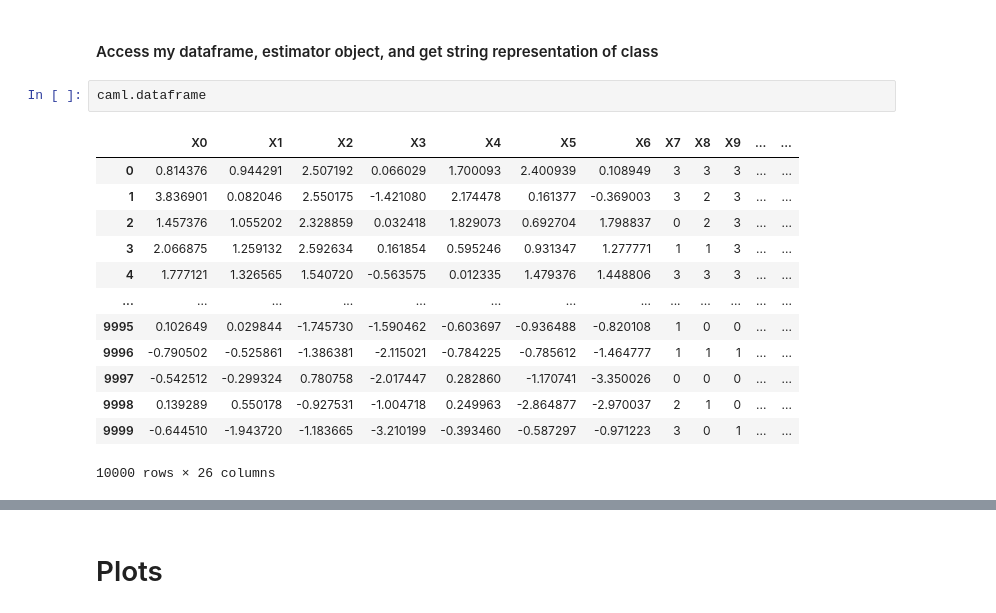
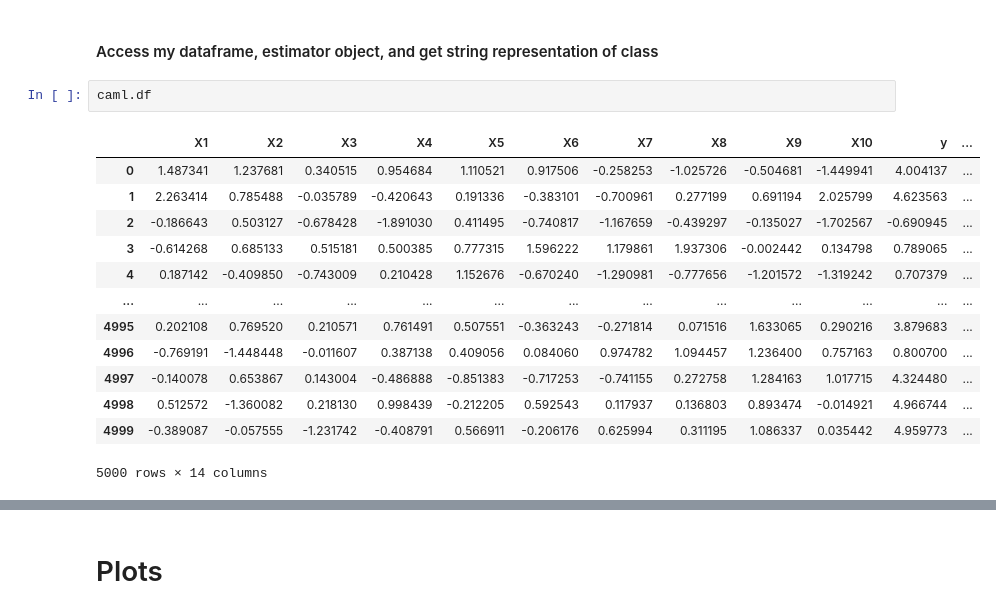
Before and after one commit to jakepenzak/caml, a Jupyter notebook: notebooks/dev/CamlCATE/CamlCATE.ipynb, the cells around one changed output, grey strips where cells are left out. Drawn from its saved outputs; the diff is of its cells as text.

```diff
--- a/notebooks/dev/CamlCATE/CamlCATE.ipynb
+++ b/notebooks/dev/CamlCATE/CamlCATE.ipynb
@@ -389,21 +278,21 @@ true_ate
 # %% [markdown]
 #### Access my dataframe, estimator object, and get string representation of class
 # %%
-caml.dataframe
+caml.df
 # %% [output]
-|  | X0 | X1 | X2 | X3 | X4 | X5 | X6 | X7 | X8 | X9 | ... | ... |
-| 0 | 0.814376 | 0.944291 | 2.507192 | 0.066029 | 1.700093 | 2.400939 | 0.108949 | 3 | 3 | 3 | ... | ... |
-| 1 | 3.836901 | 0.082046 | 2.550175 | -1.421080 | 2.174478 | 0.161377 | -0.369003 | 3 | 2 | 3 | ... | ... |
-| 2 | 1.457376 | 1.055202 | 2.328859 | 0.032418 | 1.829073 | 0.692704 | 1.798837 | 0 | 2 | 3 | ... | ... |
-| 3 | 2.066875 | 1.259132 | 2.592634 | 0.161854 | 0.595246 | 0.931347 | 1.277771 | 1 | 1 | 3 | ... | ... |
-| 4 | 1.777121 | 1.326565 | 1.540720 | -0.563575 | 0.012335 | 1.479376 | 1.448806 | 3 | 3 | 3 | ... | ... |
+|  | X1 | X2 | X3 | X4 | X5 | X6 | X7 | X8 | X9 | X10 | y | ... |
+| 0 | 1.487341 | 1.237681 | 0.340515 | 0.954684 | 1.110521 | 0.917506 | -0.258253 | -1.025726 | -0.504681 | -1.449941 | 4.004137 | ... |
+| 1 | 2.263414 | 0.785488 | -0.035789 | -0.420643 | 0.191336 | -0.383101 | -0.700961 | 0.277199 | 0.691194 | 2.025799 | 4.623563 | ... |
+| 2 | -0.186643 | 0.503127 | -0.678428 | -1.891030 | 0.411495 | -0.740817 | -1.167659 | -0.439297 | -0.135027 | -1.702567 | -0.690945 | ... |
+| 3 | -0.614268 | 0.685133 | 0.515181 | 0.500385 | 0.777315 | 1.596222 | 1.179861 | 1.937306 | -0.002442 | 0.134798 | 0.789065 | ... |
+| 4 | 0.187142 | -0.409850 | -0.743009 | 0.210428 | 1.152676 | -0.670240 | -1.290981 | -0.777656 | -1.201572 | -1.319242 | 0.707379 | ... |
 | ... | ... | ... | ... | ... | ... | ... | ... | ... | ... | ... | ... | ... |
-| 9995 | 0.102649 | 0.029844 | -1.745730 | -1.590462 | -0.603697 | -0.936488 | -0.820108 | 1 | 0 | 0 | ... | ... |
-| 9996 | -0.790502 | -0.525861 | -1.386381 | -2.115021 | -0.784225 | -0.785612 | -1.464777 | 1 | 1 | 1 | ... | ... |
-| 9997 | -0.542512 | -0.299324 | 0.780758 | -2.017447 | 0.282860 | -1.170741 | -3.350026 | 0 | 0 | 0 | ... | ... |
-| 9998 | 0.139289 | 0.550178 | -0.927531 | -1.004718 | 0.249963 | -2.864877 | -2.970037 | 2 | 1 | 0 | ... | ... |
-| 9999 | -0.644510 | -1.943720 | -1.183665 | -3.210199 | -0.393460 | -0.587297 | -0.971223 | 3 | 0 | 1 | ... | ... |
+| 4995 | 0.202108 | 0.769520 | 0.210571 | 0.761491 | 0.507551 | -0.363243 | -0.271814 | 0.071516 | 1.633065 | 0.290216 | 3.879683 | ... |
+| 4996 | -0.769191 | -1.448448 | -0.011607 | 0.387138 | 0.409056 | 0.084060 | 0.974782 | 1.094457 | 1.236400 | 0.757163 | 0.800700 | ... |
+| 4997 | -0.140078 | 0.653867 | 0.143004 | -0.486888 | -0.851383 | -0.717253 | -0.741155 | 0.272758 | 1.284163 | 1.017715 | 4.324480 | ... |
+| 4998 | 0.512572 | -1.360082 | 0.218130 | 0.998439 | -0.212205 | 0.592543 | 0.117937 | 0.136803 | 0.893474 | -0.014921 | 4.966744 | ... |
+| 4999 | -0.389087 | -0.057555 | -1.231742 | -0.408791 | 0.566911 | -0.206176 | 0.625994 | 0.311195 | 1.086337 | 0.035442 | 4.959773 | ... |
-10000 rows × 26 columns
+5000 rows × 14 columns
 # %%
 from econml.score import EnsembleCateEstimator
 
```
Also changed, not shown: parts of 29 cells of this notebook, 8 other files.
